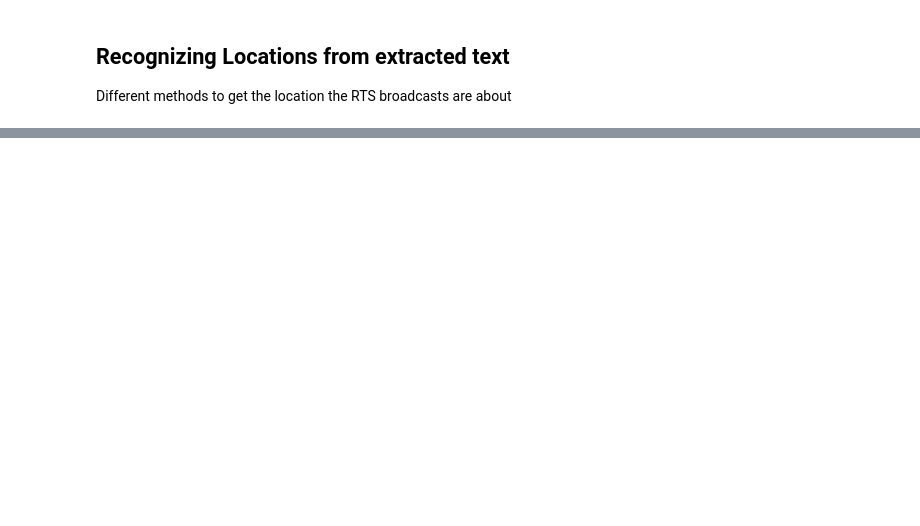
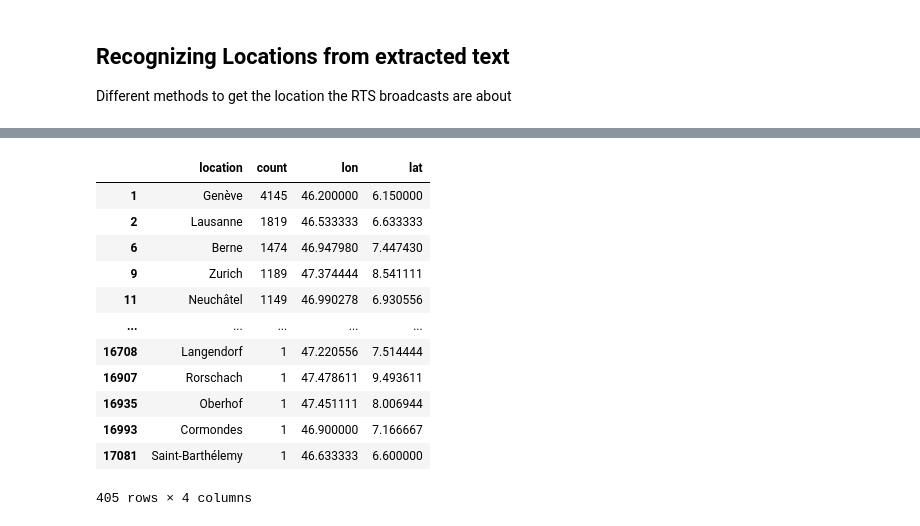
Before and after one commit to EPFL-EMPlus/emplusvault, a Jupyter notebook: notebook/location_recognition.ipynb, the cells around one changed output, grey strips where cells are left out. Drawn from its saved outputs; the diff is of its cells as text; code cells hidden in the pictures; blank space fills up the shorter version.

Commit message:
create map based on swiss cities mentioned from features

```diff
--- a/notebook/location_recognition.ipynb
+++ b/notebook/location_recognition.ipynb
@@ -138,0 +169,8 @@ matches = matcher(doc)
+# %%
+df["entities"] = df["data"].apply(get_entities)
+# %%
+df["locations"] = df["entities"].apply(lambda x: [e[0] for e in x if e[1] == "LOC" and len(e[0]) > 2])
+# %%
+locations = df["locations"].explode().value_counts()
+locations = pd.DataFrame(locations).reset_index().rename(columns={"locations":"location"})
+locations[:10]
@@ -158 +192,20 @@ cities_df = pd.DataFrame(found_clips).sort_values(by="no_occurrences", ascending
+# %%
+cities = pd.DataFrame([{"location":k, "lon":float(v[0]), "lat":float(v[1])} for k,v in cities.items() if len(v) == 2])
+# %%
+found_cities = pd.merge(locations, cities, on="location", how="left").dropna(subset = ["lat", "lon"])
+found_cities
+# %% [output]
+|  | location | count | lon | lat |
+| 1 | Genève | 4145 | 46.200000 | 6.150000 |
+| 2 | Lausanne | 1819 | 46.533333 | 6.633333 |
+| 6 | Berne | 1474 | 46.947980 | 7.447430 |
+| 9 | Zurich | 1189 | 47.374444 | 8.541111 |
+| 11 | Neuchâtel | 1149 | 46.990278 | 6.930556 |
+| ... | ... | ... | ... | ... |
+| 16708 | Langendorf | 1 | 47.220556 | 7.514444 |
+| 16907 | Rorschach | 1 | 47.478611 | 9.493611 |
+| 16935 | Oberhof | 1 | 47.451111 | 8.006944 |
+| 16993 | Cormondes | 1 | 46.900000 | 7.166667 |
+| 17081 | Saint-Barthélemy | 1 | 46.633333 | 6.600000 |
+405 rows × 4 columns
 # %%
```
Also changed, not shown: parts of 14 cells of this notebook.
